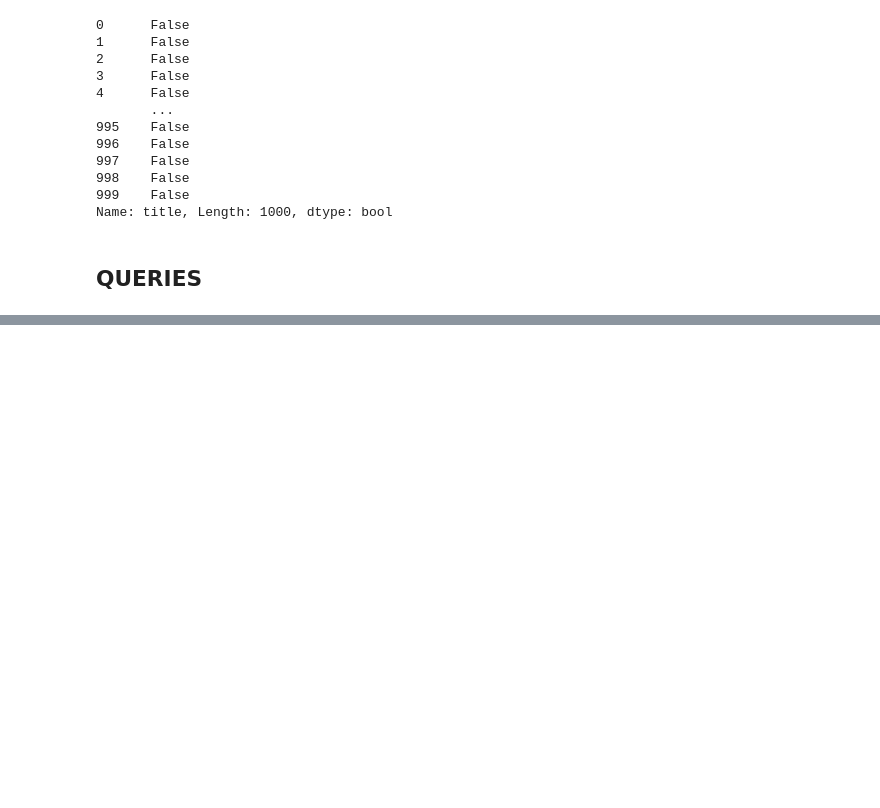
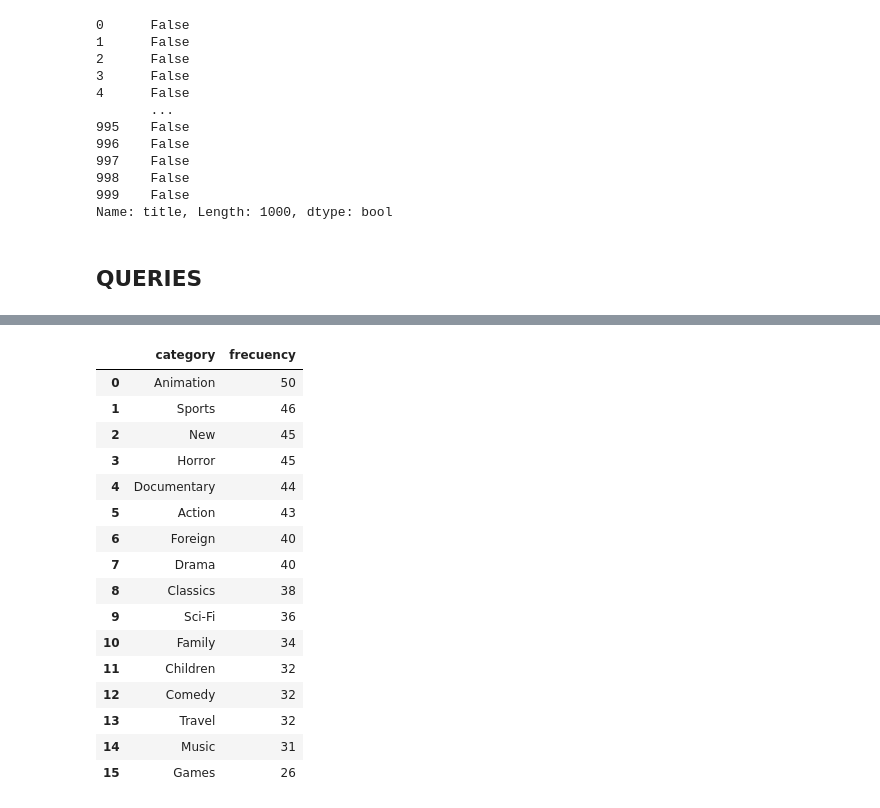
Before and after one commit to adripradm/w4-database-project, a Jupyter notebook: Untitled.ipynb, the cells around one changed output, grey strips where cells are left out. Cells and saved outputs as stored; diff of their text form; code cells hidden in the pictures; blank space fills up the shorter version.

```diff
--- a/Untitled.ipynb
+++ b/Untitled.ipynb
@@ -490,5 +523,5 @@ order by frecuencia desc
 # %%
-select     #query para determinar cual es la categoria que mas se alguila,
+pd.read_sql('''select
 
 category,
 count(category_id) as frecuency
@@ -497,32 +530,52 @@ count(category_id) as frecuency
 from ( select
 
 category.name as category,
 film.title as title,
 rental.inventory_id as inventory_id,
 inventory.film_id as film_id,
 category.category_id as category_id
 
 
 
 
 from hdd
 
 left join category
 on category.category_id=hdd.category_id
 
 left join  film
 on film.title=hdd.title
 
 left join inventory
 on film.film_id=inventory.film_id
 
 left join  rental
 on rental.inventory_id=inventory.inventory_id
 
 
 Group By  film.title) as t
 
 group by category
 
-order by frecuency desc
+order by frecuency desc''',motor)
+
+ #query para determinar cual es la categoria que mas se alquila
+# %% [output]
+|  | category | frecuency |
+| 0 | Animation | 50 |
+| 1 | Sports | 46 |
+| 2 | New | 45 |
+| 3 | Horror | 45 |
+| 4 | Documentary | 44 |
+| 5 | Action | 43 |
+| 6 | Foreign | 40 |
+| 7 | Drama | 40 |
+| 8 | Classics | 38 |
+| 9 | Sci-Fi | 36 |
+| 10 | Family | 34 |
+| 11 | Children | 32 |
+| 12 | Comedy | 32 |
+| 13 | Travel | 32 |
+| 14 | Music | 31 |
+| 15 | Games | 26 |
 # %%
```
Also changed, not shown: parts of 11 cells of this notebook.
